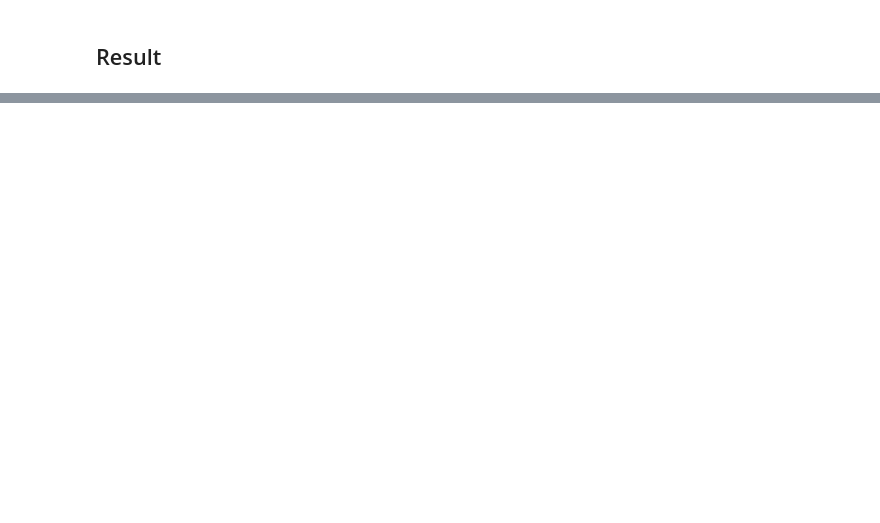
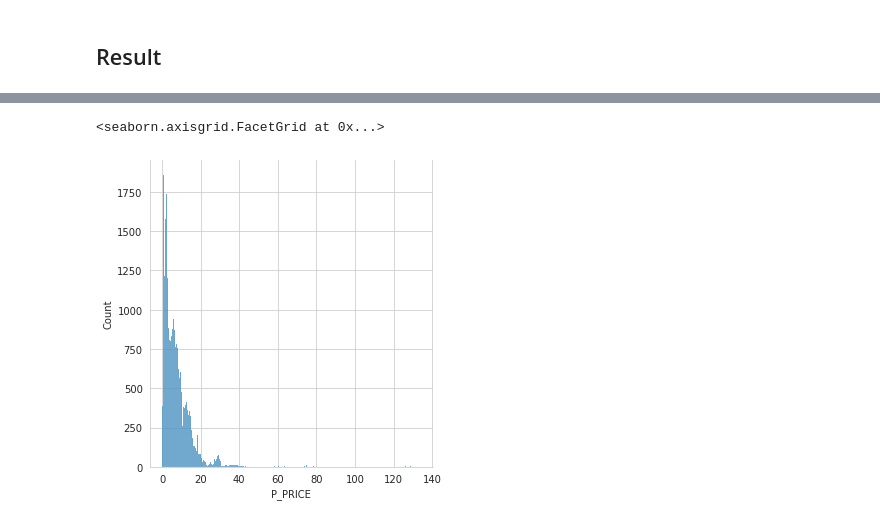
Before and after one commit to Yeony54/Project_Seafood_Import_Price_Prediction, a Jupyter notebook: 3-1. 전처리 가설 검증.ipynb, the cells around one changed output, grey strips where cells are left out. Cells and saved outputs as stored; diff of their text form; code cells hidden in the pictures; blank space fills up the shorter version.

```diff
--- a/3-1. 전처리 가설 검증.ipynb
+++ b/3-1. 전처리 가설 검증.ipynb
@@ -1160,0 +1176,5 @@ df_add = df_add.set_index(['year','week'])
+# %%
+sns.displot(df_add['P_PRICE']) # 왜도가 매우 심함 -> 스케일링 필요
+# %% [output]
+<seaborn.axisgrid.FacetGrid at 0x...>
+[figure, added]
```
Also changed, not shown: parts of 55 cells of this notebook.
